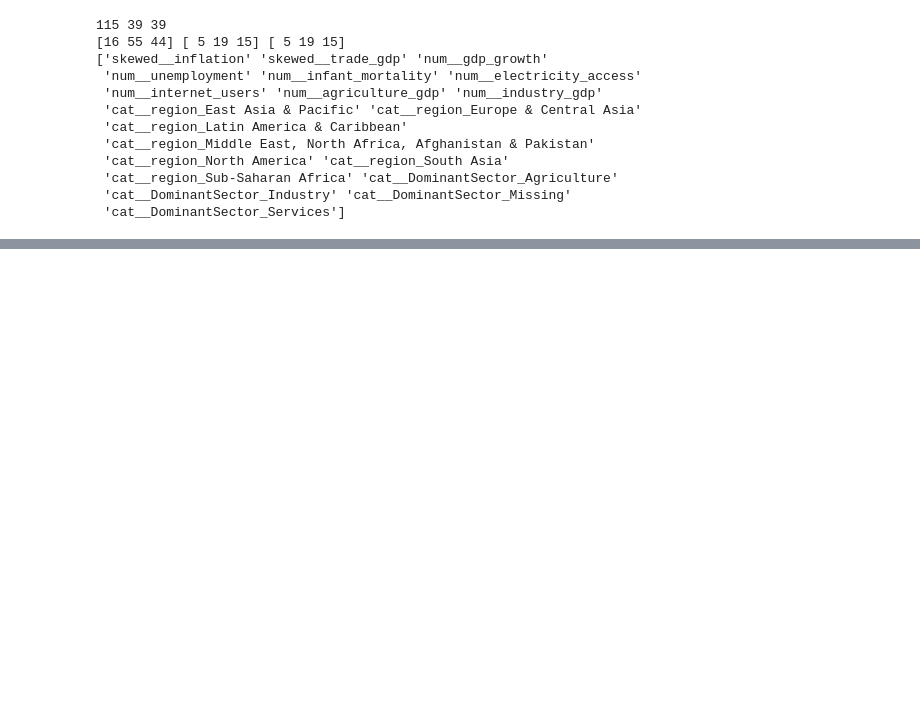
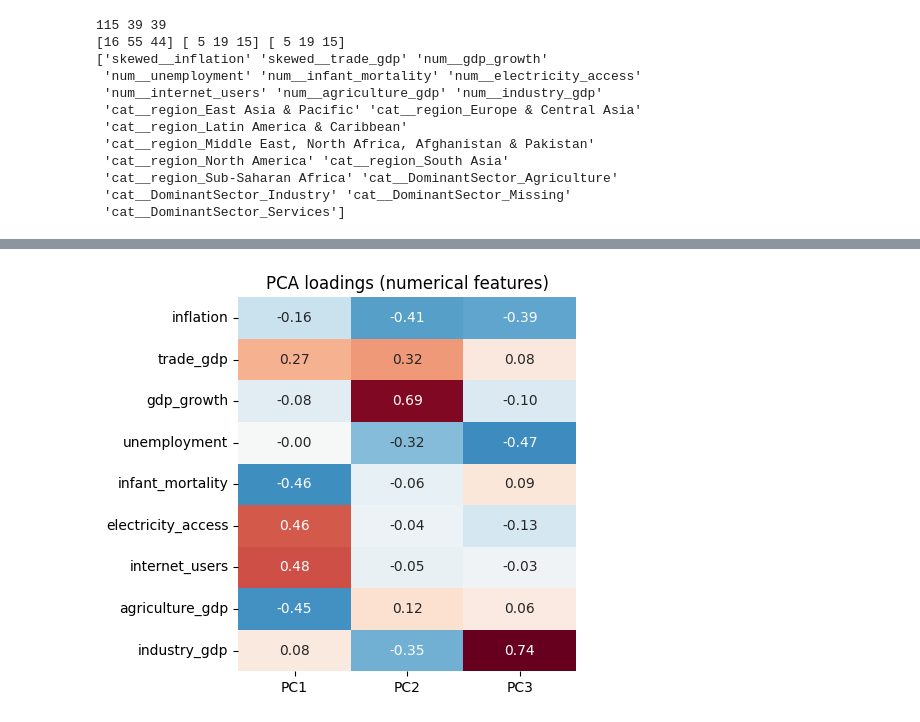
Before and after one commit to tanishjain0911-beep/ds203-hdi-classification, a Jupyter notebook: notebooks/03a_preprocessing.ipynb, the cells around one changed output, grey strips where cells are left out. Saved outputs shown, nothing was run; the diff lists cells and outputs as text; code cells hidden in the pictures; blank space fills up the shorter version.

```diff
--- a/notebooks/03a_preprocessing.ipynb
+++ b/notebooks/03a_preprocessing.ipynb
@@ -28,0 +103,9 @@ print(pre.get_feature_names_out())
+# %%
+import seaborn as sns
+loadings = pd.DataFrame(pca.components_[:3].T, index=feat_names, columns=["PC1", "PC2", "PC3"])
+plt.figure(figsize=(5, 4.5))
+sns.heatmap(loadings.iloc[:len(NUM)], annot=True, fmt=".2f", cmap="RdBu_r", center=0, cbar=False)
+plt.title("PCA loadings (numerical features)"); plt.tight_layout()
+plt.savefig("../figures/pca_loadings.png", dpi=150); plt.show()
+# %% [output]
+[figure, added]
```
Also changed, not shown: parts of 14 cells of this notebook, 3 other files.
